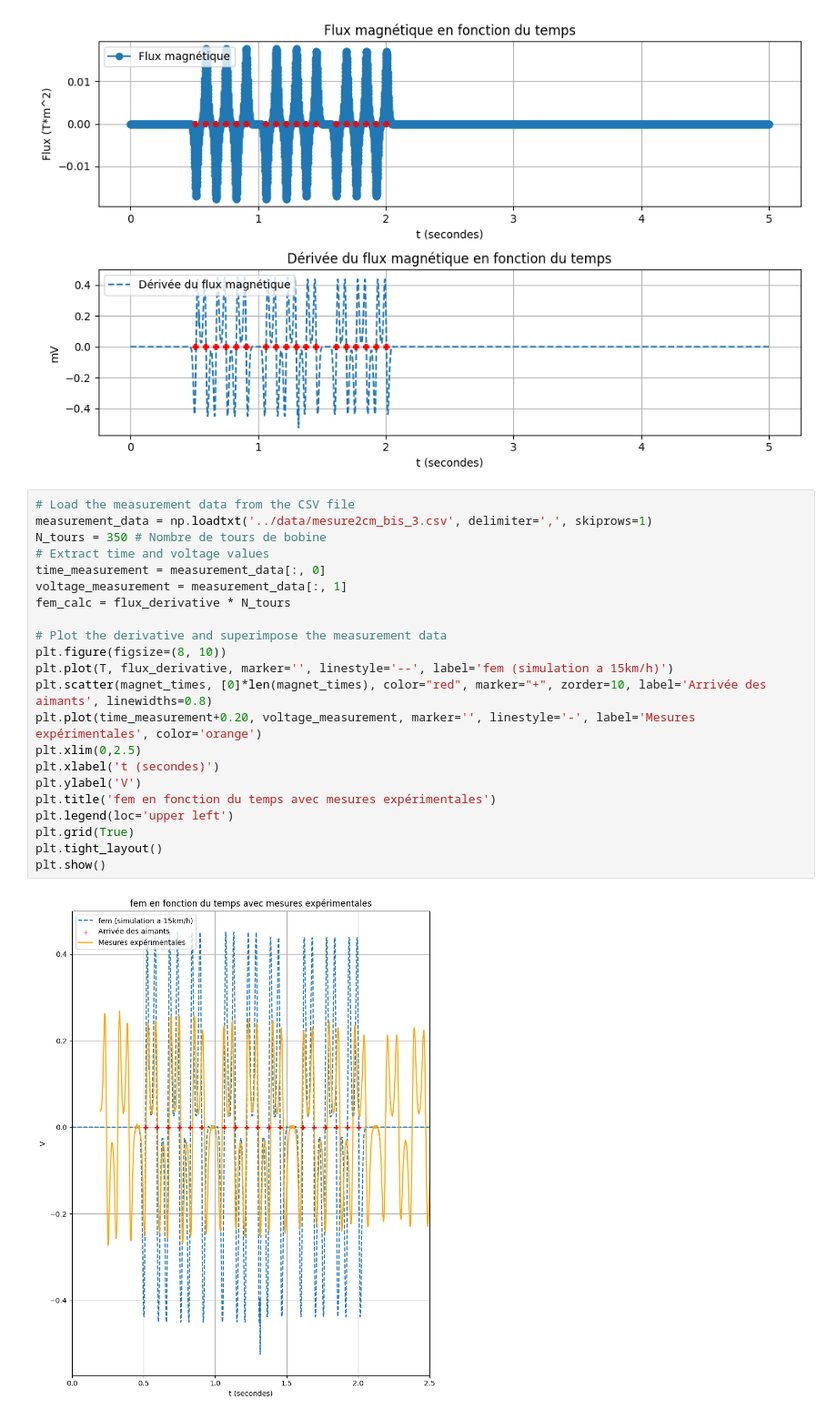
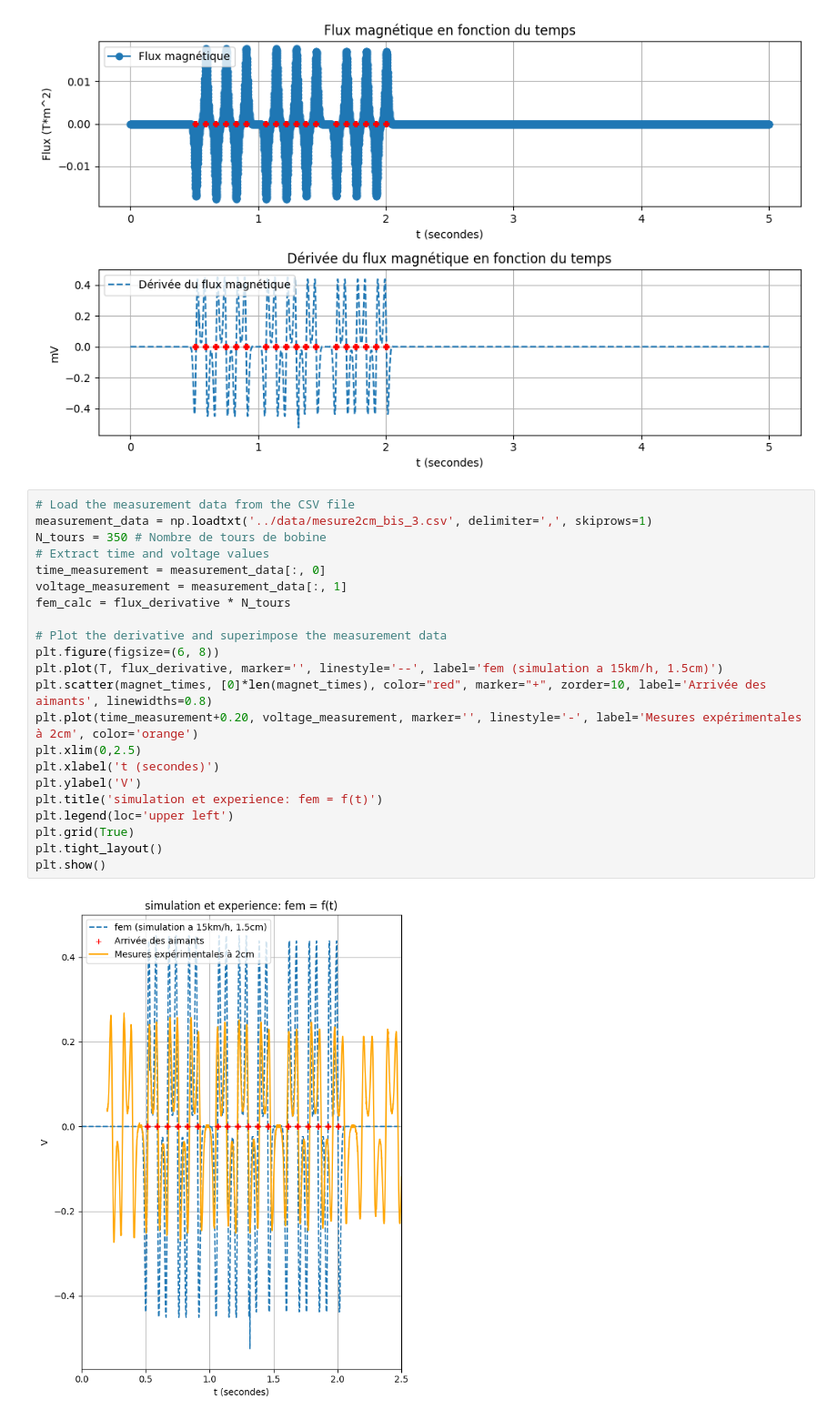
Before and after one commit to FuriousBird/TIPE_Dynamo, a Jupyter notebook: teslametre/modelisation_lat.ipynb, the cells around one changed output. Shown at 91% size. Cells and saved outputs as stored; diff of their text form.

```diff
--- a/teslametre/modelisation_lat.ipynb
+++ b/teslametre/modelisation_lat.ipynb
@@ -249,24 +249,24 @@ plt.show()
 # %%
 # Load the measurement data from the CSV file
 measurement_data = np.loadtxt('../data/mesure2cm_bis_3.csv', delimiter=',', skiprows=1)
 N_tours = 350 # Nombre de tours de bobine
 # Extract time and voltage values
 time_measurement = measurement_data[:, 0]
 voltage_measurement = measurement_data[:, 1]
 fem_calc = flux_derivative * N_tours
 
 # Plot the derivative and superimpose the measurement data
-plt.figure(figsize=(8, 10))
-plt.plot(T, flux_derivative, marker='', linestyle='--', label='fem (simulation a 15km/h)')
+plt.figure(figsize=(6, 8))
+plt.plot(T, flux_derivative, marker='', linestyle='--', label='fem (simulation a 15km/h, 1.5cm)')
 plt.scatter(magnet_times, [0]*len(magnet_times), color="red", marker="+", zorder=10, label='Arrivée des aimants', linewidths=0.8)
-plt.plot(time_measurement+0.20, voltage_measurement, marker='', linestyle='-', label='Mesures expérimentales', color='orange')
+plt.plot(time_measurement+0.20, voltage_measurement, marker='', linestyle='-', label='Mesures expérimentales à 2cm', color='orange')
 plt.xlim(0,2.5)
 plt.xlabel('t (secondes)')
 plt.ylabel('V')
-plt.title('fem en fonction du temps avec mesures expérimentales')
+plt.title('simulation et experience: fem = f(t)')
 plt.legend(loc='upper left')
 plt.grid(True)
 plt.tight_layout()
 plt.show()
 # %% [output]
-[figure, old version]
+[figure, new version]
```
